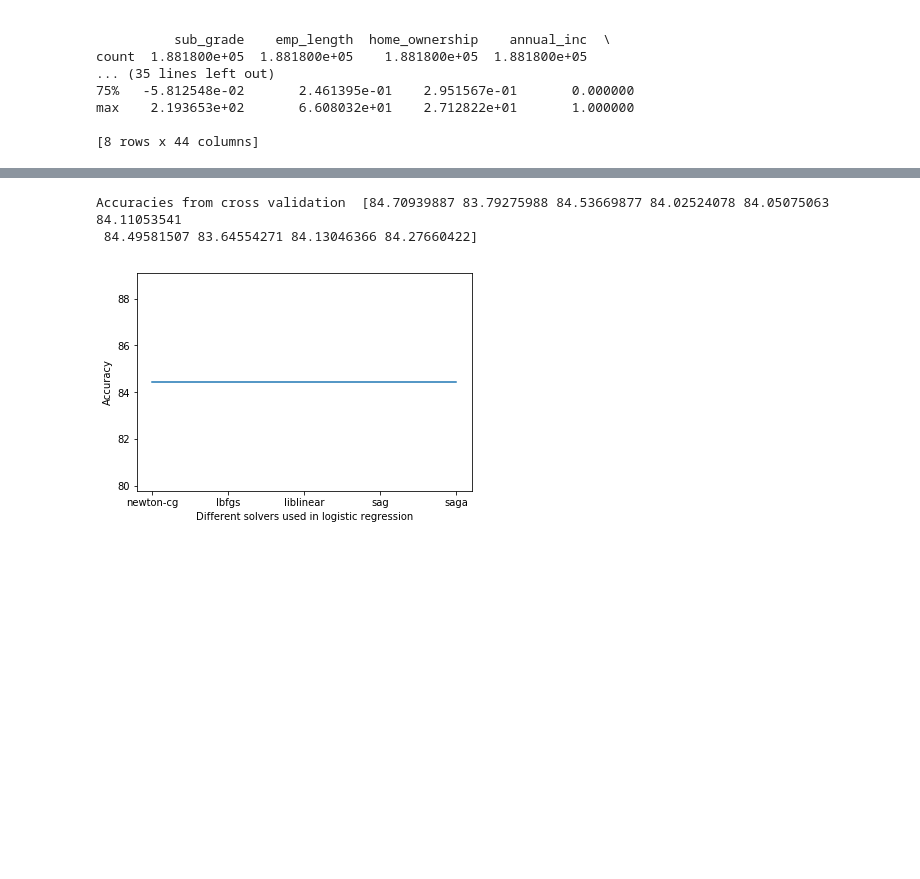
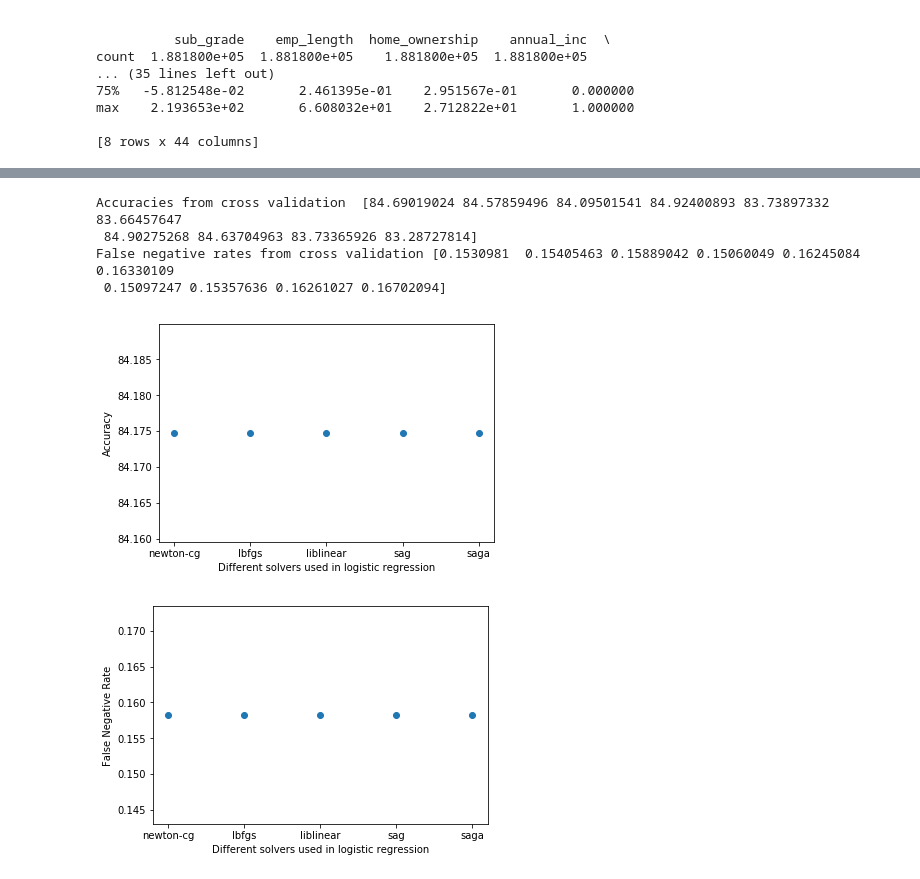
Before and after one commit to rahulk98/Loan-default-prediction, a Jupyter notebook: Final Project.ipynb, the cells around one changed output, grey strips where cells are left out. Drawn from its saved outputs; the diff is of its cells as text; code cells hidden in the pictures; blank space fills up the shorter version.

```diff
--- a/Final Project.ipynb
+++ b/Final Project.ipynb
@@ -386,15 +395,21 @@ y = data['loan_status'].values
 linear_svc_pca_scores = []
 pca = PCA(n_components = 15)
 X_pca = pca.fit_transform(X)
-ANN_pca_scores = []
-X_train_test, X_validation, y_train_test, y_validation = train_test_split(X_pca,y, test_size=0.2)
+X = X_pca
+fnr_val = []
+
 kf  = KFold(n_splits=10)
-for train_index, test_index in kf.split(X_train_test):
-    X_train, X_test = X_train_test[train_index], X_train_test[test_index]
-    y_train, y_test = y_train_test[train_index], y_train_test[test_index]
+for train_index, test_index in kf.split(X):
+    X_train, X_test = X[train_index], X[test_index]
+    y_train, y_test = y[train_index], y[test_index]
     svm = LinearSVC()
     svm.fit(X_train, y_train)
     y_pred = svm.predict(X_test)
-    print(accuracy_score(y_test, y_pred))
     linear_svc_pca_scores.append(accuracy_score(y_test, y_pred))
+    tn, fp, fn, tp = confusion_matrix(y_test, y_pred).ravel()
+    fnr_val.append(fn/len(y_test))
+print("Accuracies obtained from cross validation", np.array(linear_svc_pca_scores))
+print("False negative rates ", np.array(fnr_val))
+linear_svc_pca_acc = np.array(linear_svc_pca_scores).mean()
+linear_svc_pca_fnr = np.array(fnr_val).mean()
 # %% [output]
@@ -485,45 +523,65 @@ print(np.array(lg_m_pca_scores)*100)
 # %%
 #Logistic regression using inbuilt class with PCA
 import numpy as np
 import pandas as pd
 import keras
+from matplotlib import pyplot as plt
 from sklearn.model_selection import train_test_split
 from sklearn.linear_model import LogisticRegression
-from sklearn.metrics import accuracy_score
+from sklearn.metrics import accuracy_score, confusion_matrix
 from sklearn.model_selection import KFold
+from sklearn.decomposition import PCA
 import warnings
 warnings.filterwarnings("ignore")
 
 data = pd.read_csv('loanCleaned.csv')
 fields = data.columns.values[:-1]
 X = data[fields].values
 data['loan_status'] = data['loan_status'].apply(lambda x:int(x))
 y = data['loan_status'].values
-lg_pca_scores = []
+lg_wo_pca_scores = []
+log_wo_pca_fnr = []
+kf  = KFold(n_splits=10)
 pca = PCA(n_components = 15)
 X_pca = pca.fit_transform(X)
-X_train_test, X_validation, y_train_test, y_validation = train_test_split(X_pca,y, test_size=0.2)
-kf  = KFold(n_splits=10)
-for train_index, test_index in kf.split(X_train_test):
-    X_train, X_test = X_train_test[train_index], X_train_test[test_index]
-    y_train, y_test = y_train_test[train_index], y_train_test[test_index]
+X = X_pca
+for train_index, test_index in kf.split(X):
+    X_train, X_test = X[train_index], X[test_index]
+    y_train, y_test = y[train_index], y[test_index]
     model = LogisticRegression().fit(X_train, y_train)
     y_pred = model.predict(X_test)
-    lg_pca_scores.append(accuracy_score(y_test, y_pred)*100)
-print("Accuracies from cross validation ",np.array(lg_pca_scores))
+    lg_wo_pca_scores.append(accuracy_score(y_test, y_pred)*100)
+    tn, fp, fn, tp = confusion_matrix(y_test, y_pred).ravel()
+    log_wo_pca_fnr.append(fn/len(y_test))
 
+LogReg_pca_acc = np.array(lg_wo_pca_scores).mean()
+LogReg_pca_fnr = np.array(log_wo_pca_fnr).mean()
+print("Accuracies from cross validation ",np.array(lg_wo_pca_scores))
+print("False negative rates from cross validation", np.array(log_wo_pca_fnr))
 solvers = ['newton-cg', 'lbfgs', 'liblinear', 'sag', 'saga']
 scores_solvers = []
+fnr_solvers = []
+X_train, X_test, y_train, y_test = train_test_split(X,y, test_size=0.2)
+
 for s in solvers:
-        model = LogisticRegression(solver=s).fit(X_train_test, y_train_test)
-        y_pred = model.predict(X_validation)
-        scores_solvers.append(accuracy_score(y_validation, y_pred)*100)
-
-plt.plot(solvers, scores_solvers)
+        model = LogisticRegression(solver=s).fit(X_train, y_train)
+        y_pred = model.predict(X_test)
+        scores_solvers.append(accuracy_score(y_test, y_pred)*100)
+        tn, fp, fn, tp = confusion_matrix(y_test, y_pred).ravel()
+        fnr_solvers.append(fn/len(y_test))
+plt.scatter(solvers, scores_solvers)
 plt.xlabel('Different solvers used in logistic regression')
 plt.ylabel('Accuracy')
 plt.show()
+
+plt.scatter(solvers, fnr_solvers)
+plt.xlabel('Different solvers used in logistic regression')
+plt.ylabel('False Negative Rate')
+plt.show()
 # %% [output]
-Accuracies from cross validation  [84.70939887 83.79275988 84.53669877 84.02524078 84.05075063 84.11053541
- 84.49581507 83.64554271 84.13046366 84.27660422]
+Accuracies from cross validation  [84.69019024 84.57859496 84.09501541 84.92400893 83.73897332 83.66457647
+ 84.90275268 84.63704963 83.73365926 83.28727814]
+False negative rates from cross validation [0.1530981  0.15405463 0.15889042 0.15060049 0.16245084 0.16330109
+ 0.15097247 0.15357636 0.16261027 0.16702094]
-[figure, old version]
+[figure, new version]
+[figure, added]
```
Also changed, not shown: parts of 13 cells of this notebook.
